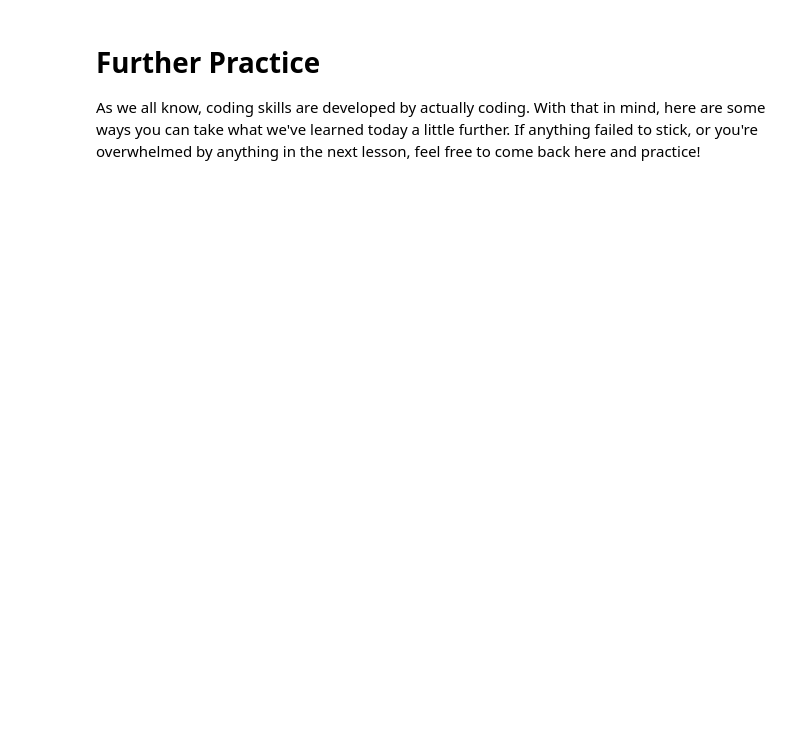
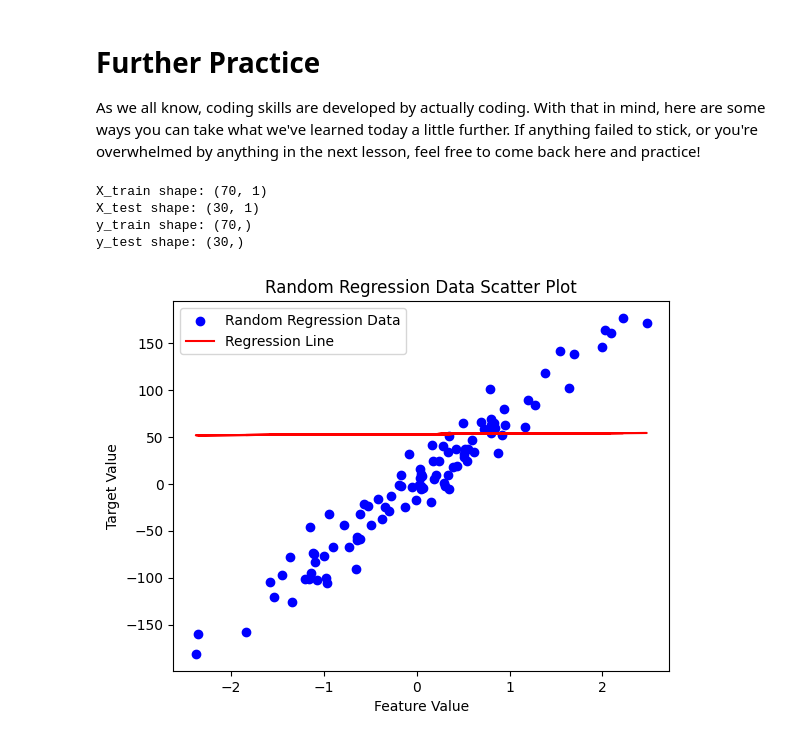
Before and after one commit to manq2010/ml-predict-school-grades, a Jupyter notebook: To_Jupyter_And_Beyond!.ipynb, the cells around one changed output. Saved outputs shown, nothing was run; the diff lists cells and outputs as text; code cells hidden in the pictures; blank space fills up the shorter version.

```diff
--- a/To_Jupyter_And_Beyond!.ipynb
+++ b/To_Jupyter_And_Beyond!.ipynb
@@ -259,14 +279,39 @@ As we all know, coding skills are developed by actually coding. With that in min
 # %%
 from sklearn import datasets
 
 # if you want to play with scikit, you can also make a random regression problem like so:
 X, y = datasets.make_regression(n_samples=100, n_features=1, noise=20, random_state=4)
+
 # try graphing this data instead of our grade predictor data for added practice!
+plt.scatter(X, y, color="blue", label="Random Regression Data")
+plt.xlabel("Feature Value")
+plt.ylabel("Target Value")
+plt.title("Random Regression Data Scatter Plot")
+plt.legend()
+plt.show() # Display the plot
+
 
 # try creating a train_test split for this data
+# Split the data into training and testing sets
+X_train, X_test, y_train, y_test = train_test_split(X, y, test_size=0.3, random_state=42)
+
+# Print the shapes of the resulting sets (optional)
+print("X_train shape:", X_train.shape)
+print("X_test shape:", X_test.shape)
+print("y_train shape:", y_train.shape)
+print("y_test shape:", y_test.shape)
 
 # also try coming up with your own values for slope and intercept, such as:
 w = .5
 b = 53
-plt.plot(X, w * X + b)
+plt.plot(X, w * X + b, color="red", label="Regression Line")
+
+plt.legend()
+plt.show()
 # you can overlay them on top of the scatter plot to start getting a feel for linear regression!
+# %% [output]
+X_train shape: (70, 1)
+X_test shape: (30, 1)
+y_train shape: (70,)
+y_test shape: (30,)
+[figure, added]
```
Also changed, not shown: parts of 1 cell of this notebook.
